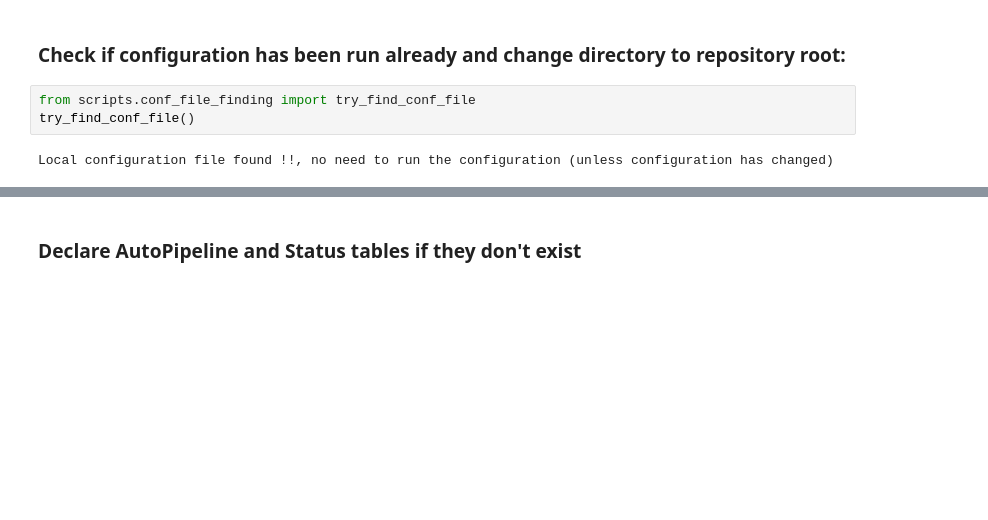
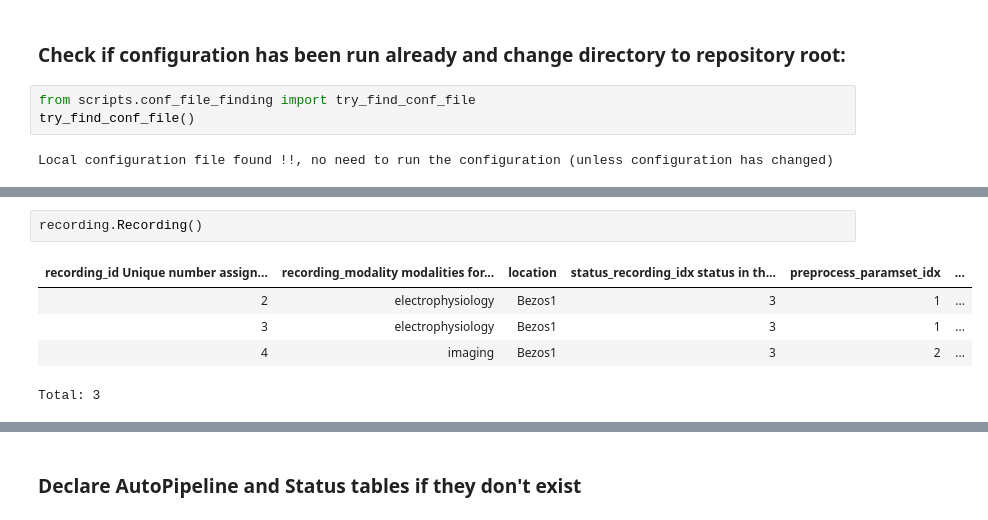
Before and after one commit to BrainCOGS/U19-pipeline-python, a Jupyter notebook: notebooks/TestAutomaticPipeline.ipynb, the cells around one changed output, grey strips where cells are left out. Saved outputs shown, nothing was run; the diff lists cells and outputs as text; blank space fills up the shorter version.

```diff
--- a/notebooks/TestAutomaticPipeline.ipynb
+++ b/notebooks/TestAutomaticPipeline.ipynb
@@ -23,0 +93,8 @@ Connecting alvaros@datajoint00.pni.princeton.edu:3306
+# %%
+recording.Recording()
+# %% [output]
+| recording_id Unique number assign... | recording_modality modalities for... | location | status_recording_idx status in th... | preprocess_paramset_idx | ... |
+| 2 | electrophysiology | Bezos1 | 3 | 1 | ... |
+| 3 | electrophysiology | Bezos1 | 3 | 1 | ... |
+| 4 | imaging | Bezos1 | 3 | 2 | ... |
+Total: 3
```
Also changed, not shown: parts of 13 cells of this notebook.
